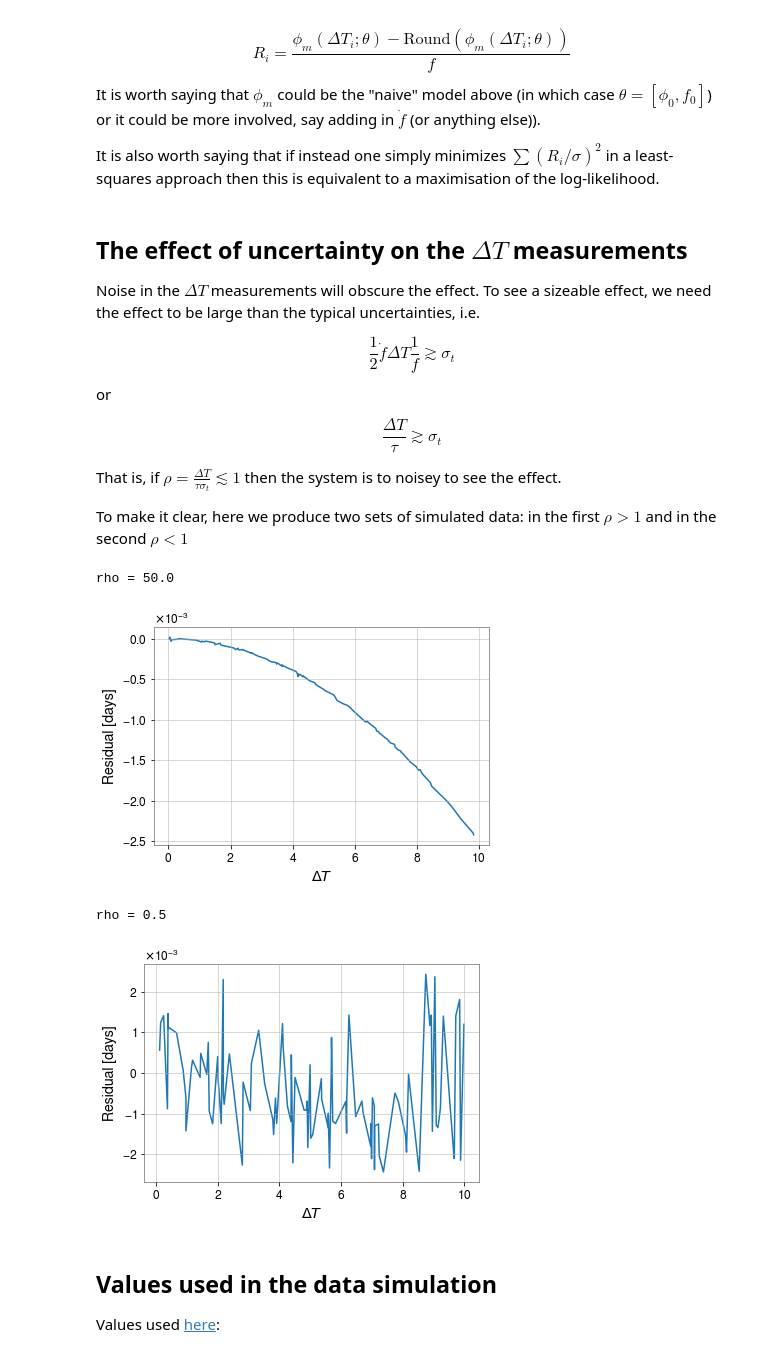
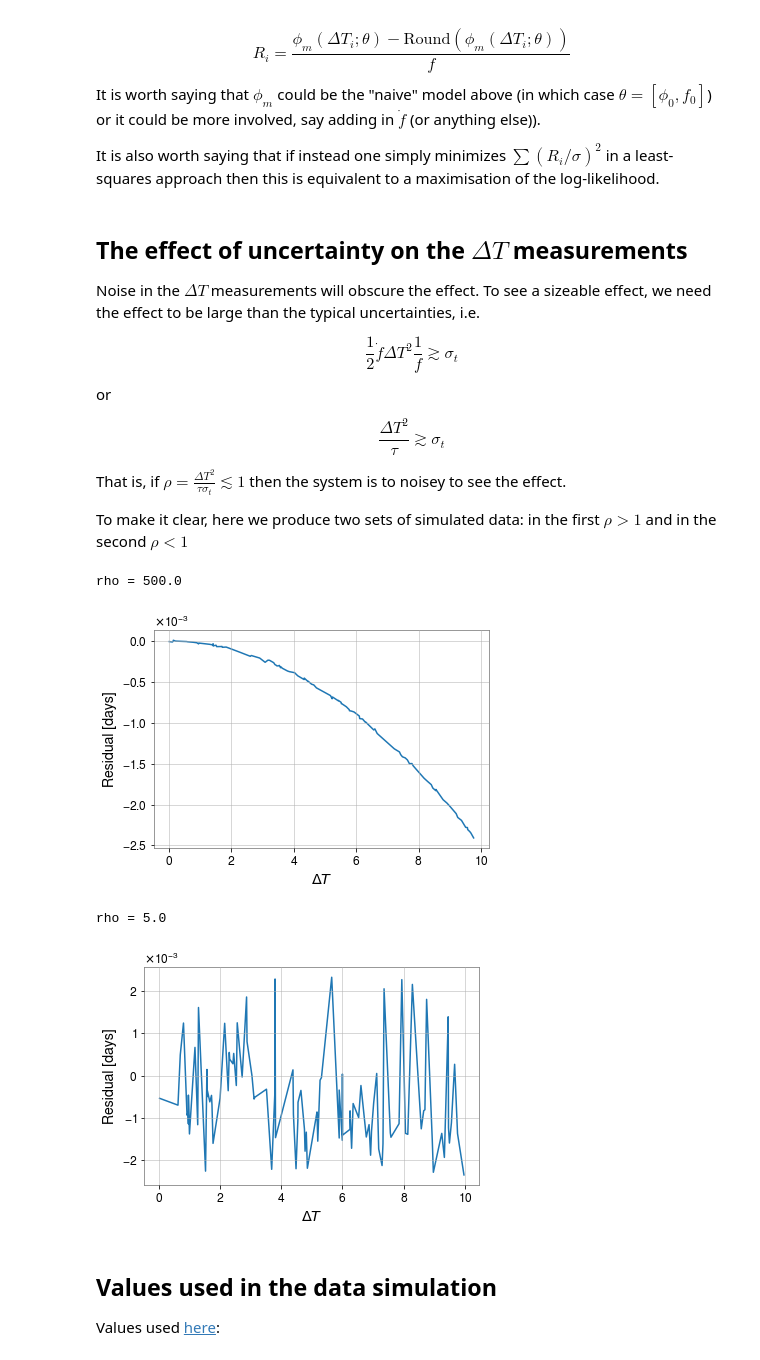
Before and after one commit to mcoughlin/gwemlisa, a Jupyter notebook: bilby_end_to_end/Notes.ipynb, the cells around one changed output. Saved outputs shown, nothing was run; the diff lists cells and outputs as text; code cells hidden in the pictures.

```diff
--- a/bilby_end_to_end/Notes.ipynb
+++ b/bilby_end_to_end/Notes.ipynb
@@ -100,13 +100,13 @@ It is also worth saying that if instead one simply minimizes $\sum (R_i/\sigma)^
 
 Noise in the $\Delta T$ measurements will obscure the effect. To see a sizeable effect, we need the effect to be large than the typical uncertainties, i.e.
 
-$$ \frac{1}{2}\dot{f}\Delta T\frac{1}{f} \gtrsim \sigma_t $$
+$$ \frac{1}{2}\dot{f}\Delta T^2\frac{1}{f} \gtrsim \sigma_t $$
 
 or
 
-$$ \frac{\Delta T}{\tau} \gtrsim \sigma_t $$
+$$ \frac{\Delta T^2}{\tau} \gtrsim \sigma_t $$
 
-That is, if $\rho = \frac{\Delta T}{\tau \sigma_t} \lesssim 1$ then the system is to noisey to see the effect.
+That is, if $\rho = \frac{\Delta T^2}{\tau \sigma_t} \lesssim 1$ then the system is to noisey to see the effect.
 
 To make it clear, here we produce two sets of simulated data: in the first $\rho > 1$ and in the second $\rho < 1$
 # %%
@@ -116,7 +116,7 @@ F1 = 1e-2 # day's per day
 sigmaT = 1e-5
 tau = np.abs(F0 / F1)
 
-rho = observation_span / (tau * sigmaT)
+rho = observation_span**2 / (tau * sigmaT)
 print(f"rho = {rho}")
 
 rotations = np.sort(np.random.randint(0, observation_span * F0, 100))
@@ -129,30 +129,30 @@ plt.ylabel("Residual [days]")
 plt.xlabel("$\Delta T$")
 plt.show()
 # %% [output]
-rho = 50.0
+rho = 500.0
-[figure, old version]
+[figure, new version]
 # %%
 observation_span = 10 # days
 F0 = 1 / 0.005  # per-day
 F1 = 1e-2 # day's per day
 sigmaT = 1e-3
 tau = np.abs(F0 / F1)
 
-rho = observation_span / (tau * sigmaT)
+rho = observation_span ** 2 / (tau * sigmaT)
 print(f"rho = {rho}")
 
 rotations = np.sort(np.random.randint(0, observation_span * F0, 100))
 deltaTs = deltaT_from_quadratic(rotations, F0, F1)
 
 phim = F0 * (deltaTs + np.random.normal(0, sigmaT, len(deltaTs)))
 residual = (phim - np.round(phim)) / F0
 plt.plot(deltaTs, residual)
 plt.ylabel("Residual [days]")
 plt.xlabel("$\Delta T$")
 plt.show()
 # %% [output]
-rho = 0.5
+rho = 5.0
-[figure, old version]
+[figure, new version]
 # %% [markdown]
 ## Values used in the data simulation
 Values used [here](https://github.com/mcoughlin/gwemlisa/blob/master/bin/periodPhaseseries.ipynb):
```
Also changed, not shown: parts of 3 cells of this notebook.
